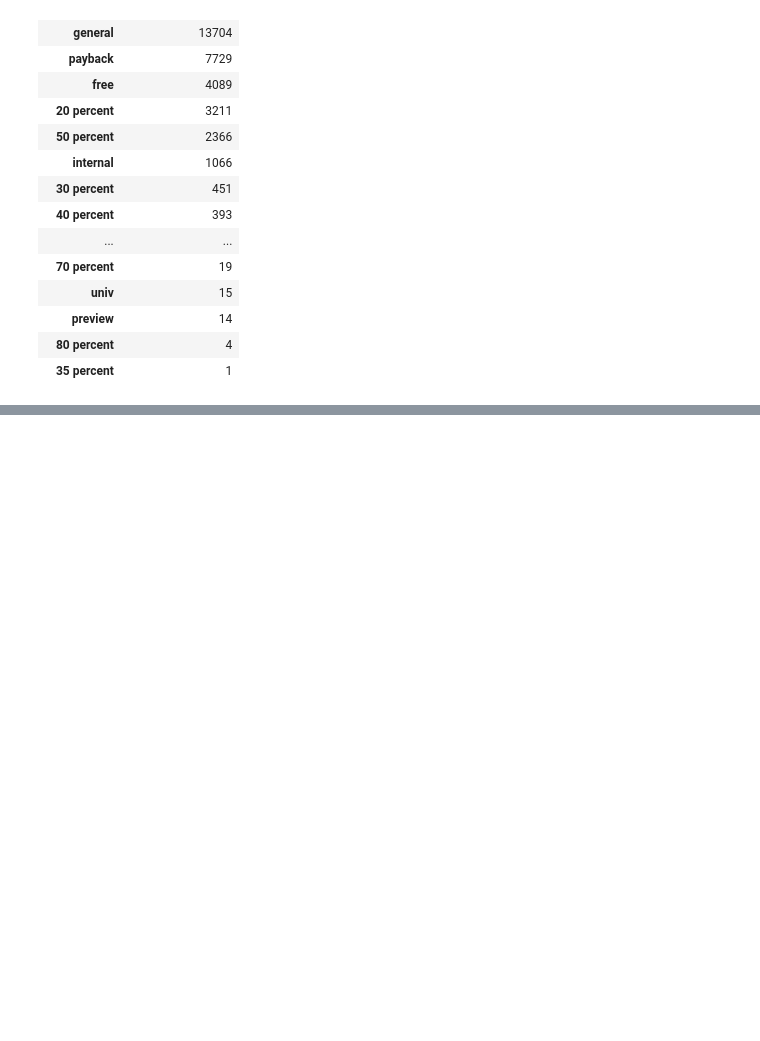
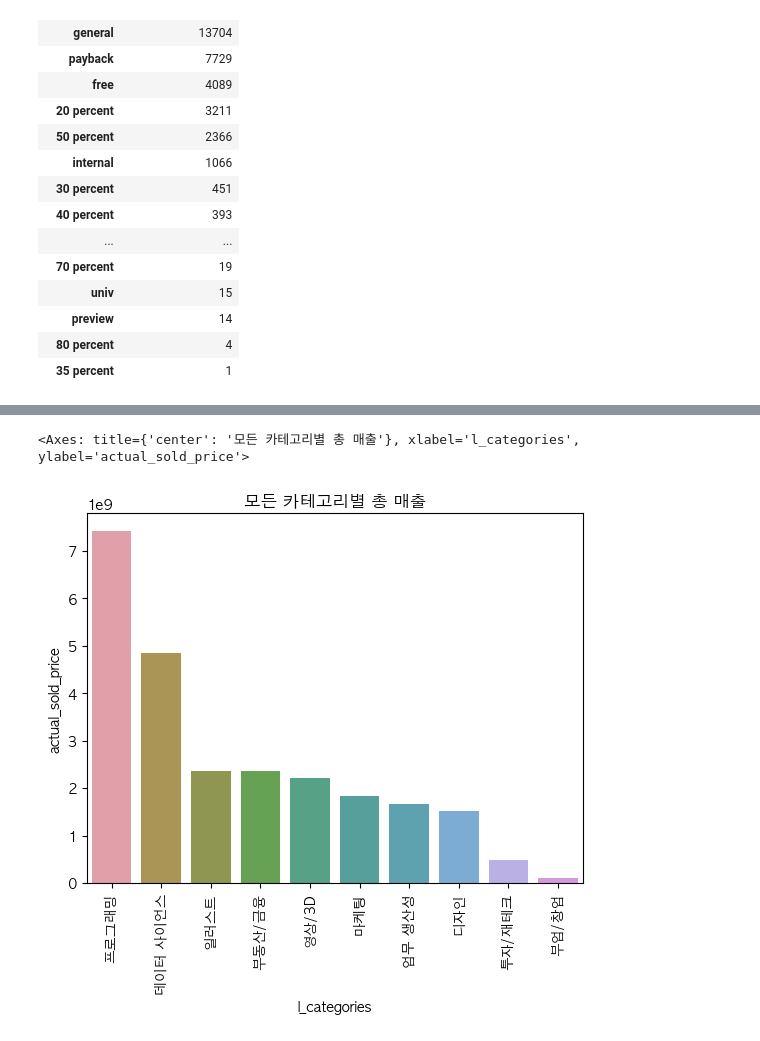
Before and after one commit to jasonheesanglee/YEAR_DREAM, a Jupyter notebook: FC_PJT/FC_PJT2.ipynb, the cells around one changed output, grey strips where cells are left out. Saved outputs shown, nothing was run; the diff lists cells and outputs as text; code cells hidden in the pictures; blank space fills up the shorter version.

```diff
--- a/FC_PJT/FC_PJT2.ipynb
+++ b/FC_PJT/FC_PJT2.ipynb
@@ -661,0 +663,12 @@ plt.xticks([0,1,2,3,4,5,6,7,8,9,10,11] , ['1월','2월','3월','4월','5월','6
+# %%
+df = df_vis[df_vis.refund_amount.isnull()]
+temp = df[["l_categories" , "sold_price" , "actual_sold_price" ,"coupon_discount" , "transaction_amount", "refund_amount"]]
+temp2 = temp.groupby("l_categories").sum().reset_index()
+# %%
+plt.title("모든 카테고리별 총 매출")
+plt.xticks(rotation=90)
+sns.barplot(data = temp2.sort_values("actual_sold_price",ascending=False) , x = "l_categories" , y = 'actual_sold_price' , \
+    palette = ["#EA96A3" ,"#B89C49", "#98A246", "#60AE47", "#4AAE8A", "#4BABA4", "#4FABBC", "#6DAEE2", "#B6A8EB","#DF8FE7","#E890C6"] )
+# %% [output]
+<Axes: title={'center': '모든 카테고리별 총 매출'}, xlabel='l_categories', ylabel='actual_sold_price'>
+[figure, added]
```
Also changed, not shown: parts of 87 cells of this notebook.
